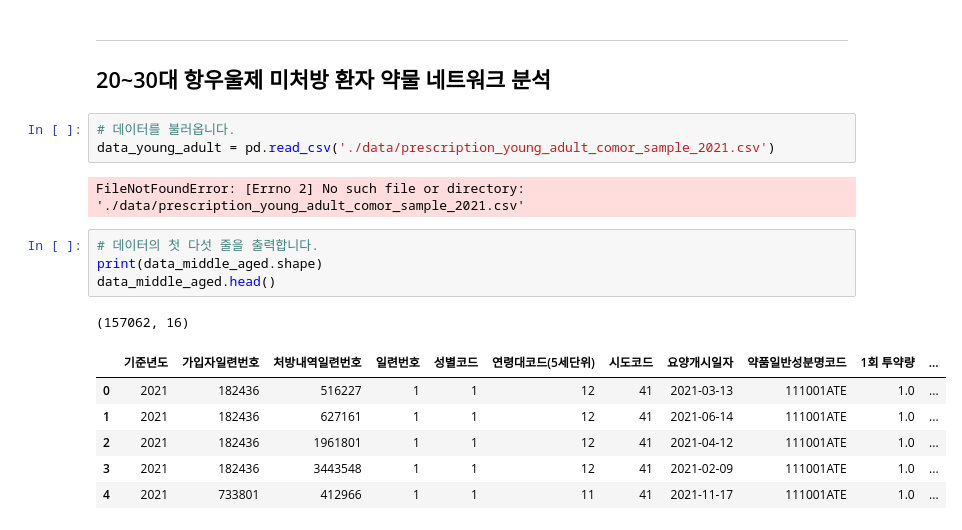
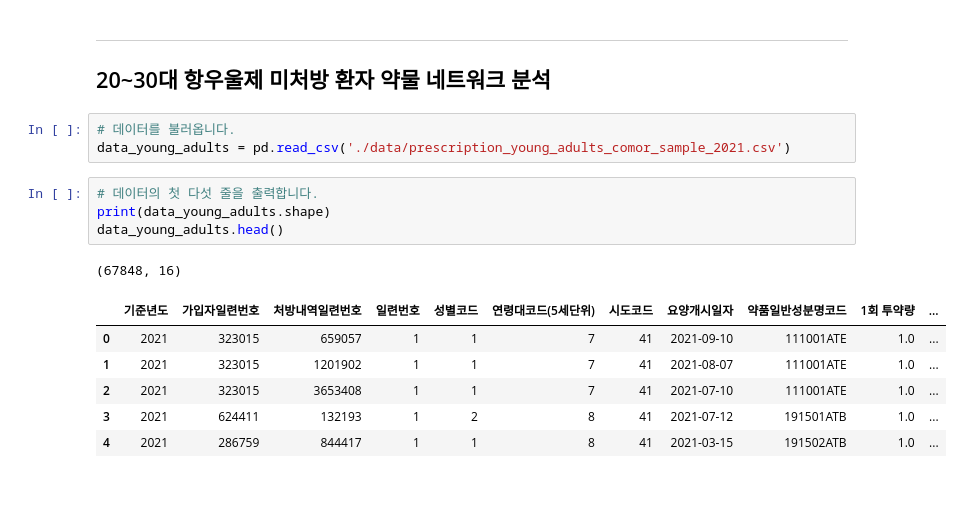
Before and after one commit to YuHan-J-Nam/Drug_Coprescription_Network_Analysis, a Jupyter notebook: 5_non_ad_patients_NA.ipynb, the cells around one changed output. Cells and saved outputs as stored; diff of their text form; blank space fills up the shorter version.

```diff
--- a/5_non_ad_patients_NA.ipynb
+++ b/5_non_ad_patients_NA.ipynb
@@ -249,18 +317,16 @@ nx.write_gexf(G_middle_aged, './data/gephi/no_depression_middle_aged_prescriptio
 ## 20~30대 항우울제 미처방 환자 약물 네트워크 분석
 # %%
 # 데이터를 불러옵니다.
-data_young_adult = pd.read_csv('./data/prescription_young_adult_comor_sample_2021.csv')
+data_young_adults = pd.read_csv('./data/prescription_young_adults_comor_sample_2021.csv')
-# %% [output]
-FileNotFoundError: [Errno 2] No such file or directory: './data/prescription_young_adult_comor_sample_2021.csv'
 # %%
 # 데이터의 첫 다섯 줄을 출력합니다.
-print(data_middle_aged.shape)
-data_middle_aged.head()
+print(data_young_adults.shape)
+data_young_adults.head()
 # %% [output]
-(157062, 16)
+(67848, 16)
 |  | 기준년도 | 가입자일련번호 | 처방내역일련번호 | 일련번호 | 성별코드 | 연령대코드(5세단위) | 시도코드 | 요양개시일자 | 약품일반성분명코드 | 1회 투약량 | ... |
-| 0 | 2021 | 182436 | 516227 | 1 | 1 | 12 | 41 | 2021-03-13 | 111001ATE | 1.0 | ... |
-| 1 | 2021 | 182436 | 627161 | 1 | 1 | 12 | 41 | 2021-06-14 | 111001ATE | 1.0 | ... |
-| 2 | 2021 | 182436 | 1961801 | 1 | 1 | 12 | 41 | 2021-04-12 | 111001ATE | 1.0 | ... |
-| 3 | 2021 | 182436 | 3443548 | 1 | 1 | 12 | 41 | 2021-02-09 | 111001ATE | 1.0 | ... |
-| 4 | 2021 | 733801 | 412966 | 1 | 1 | 11 | 41 | 2021-11-17 | 111001ATE | 1.0 | ... |
+| 0 | 2021 | 323015 | 659057 | 1 | 1 | 7 | 41 | 2021-09-10 | 111001ATE | 1.0 | ... |
+| 1 | 2021 | 323015 | 1201902 | 1 | 1 | 7 | 41 | 2021-08-07 | 111001ATE | 1.0 | ... |
+| 2 | 2021 | 323015 | 3653408 | 1 | 1 | 7 | 41 | 2021-07-10 | 111001ATE | 1.0 | ... |
+| 3 | 2021 | 624411 | 132193 | 1 | 2 | 8 | 41 | 2021-07-12 | 191501ATB | 1.0 | ... |
+| 4 | 2021 | 286759 | 844417 | 1 | 1 | 8 | 41 | 2021-03-15 | 191502ATB | 1.0 | ... |
```
Also changed, not shown: parts of 23 cells of this notebook, 1 other file.
